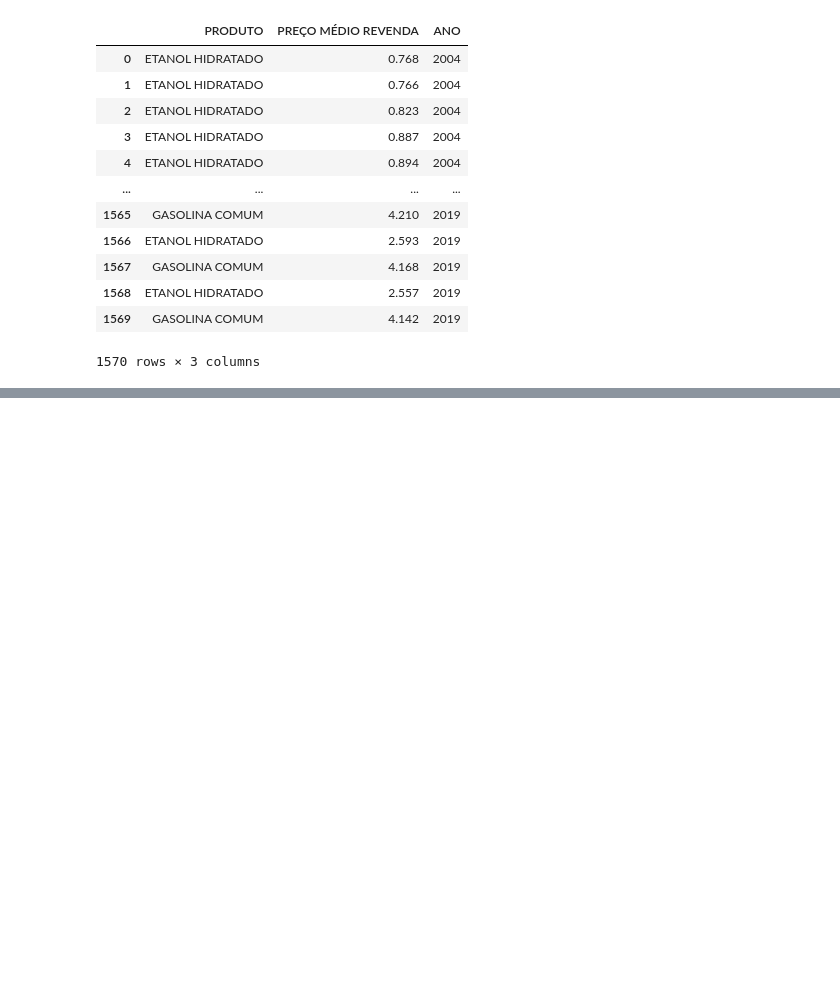
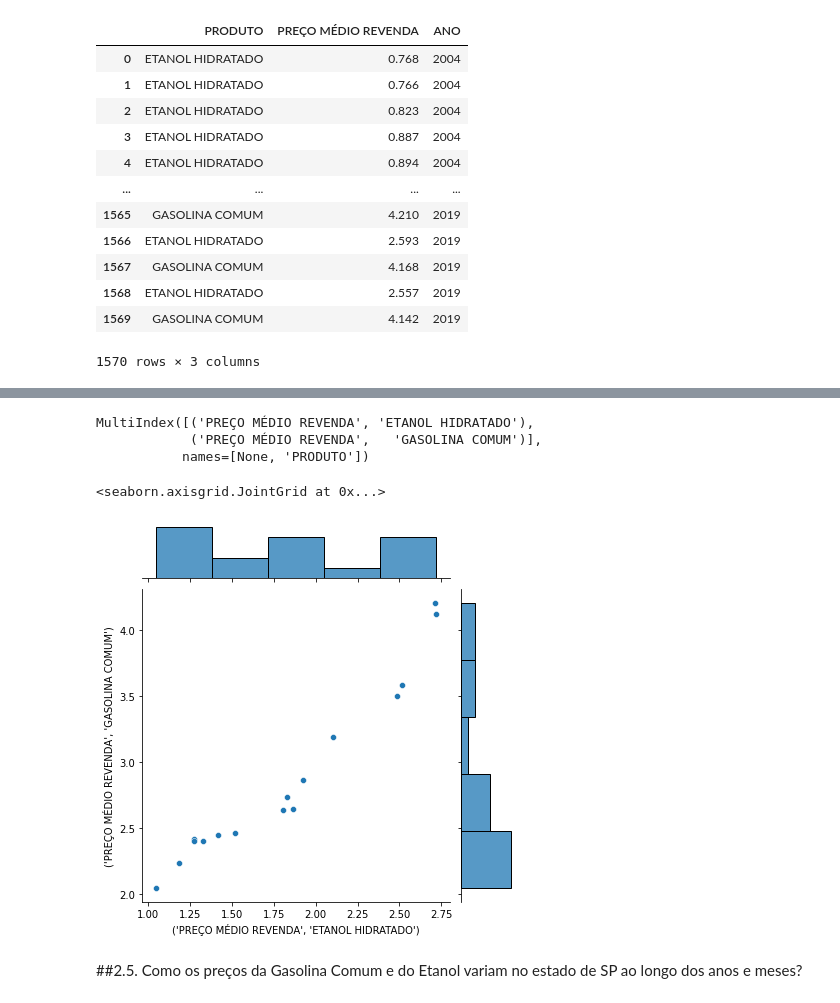
Before and after one commit to edmgjr/portifolio, a Jupyter notebook: Analise_Exploratória_Preços_combustiveis.ipynb, the cells around one changed output, grey strips where cells are left out. Cells and saved outputs as stored; diff of their text form; code cells hidden in the pictures; blank space fills up the shorter version.

```diff
--- a/Analise_Exploratória_Preços_combustiveis.ipynb
+++ b/Analise_Exploratória_Preços_combustiveis.ipynb
@@ -749,3 +748,6 @@ df
 | 1568 | ETANOL HIDRATADO | 2.557 | 2019 |
 | 1569 | GASOLINA COMUM | 4.142 | 2019 |
 1570 rows × 3 columns
+# %%
+df_2 = df.groupby(['PRODUTO', 'ANO']).mean().unstack(level='PRODUTO')
+df_2
@@ -751,0 +774,13 @@ df
+# %%
+df_2.columns
+# %% [output]
+MultiIndex([('PREÇO MÉDIO REVENDA', 'ETANOL HIDRATADO'),
+            ('PREÇO MÉDIO REVENDA',   'GASOLINA COMUM')],
+           names=[None, 'PRODUTO'])
+# %%
+sns.jointplot(x=('PREÇO MÉDIO REVENDA', 'ETANOL HIDRATADO'), y=('PREÇO MÉDIO REVENDA',   'GASOLINA COMUM'), data=df_2)
+# %% [output]
+<seaborn.axisgrid.JointGrid at 0x...>
+[figure, added]
+# %% [markdown]
+##2.5. Como os preços da Gasolina Comum e do Etanol variam no estado de SP ao longo dos anos e meses?
```
Also changed, not shown: parts of 47 cells of this notebook.
